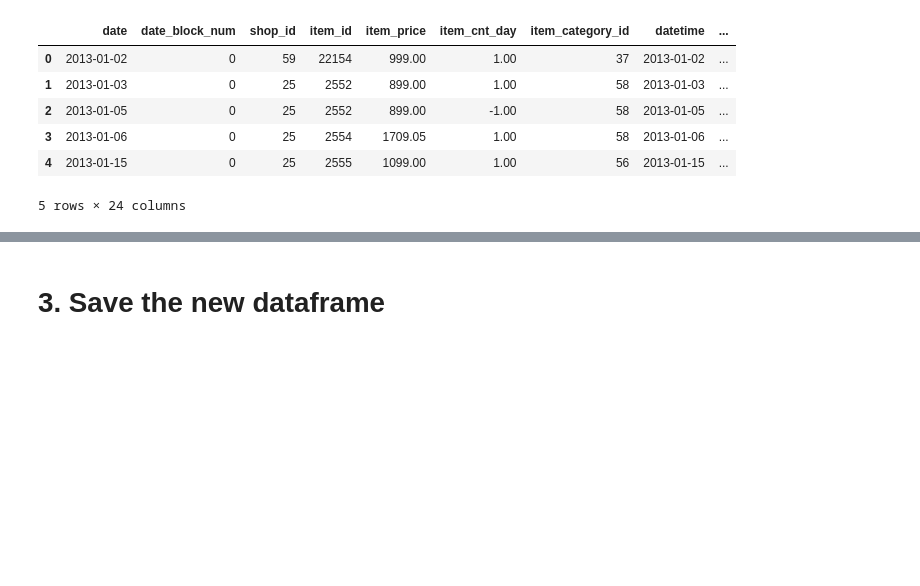
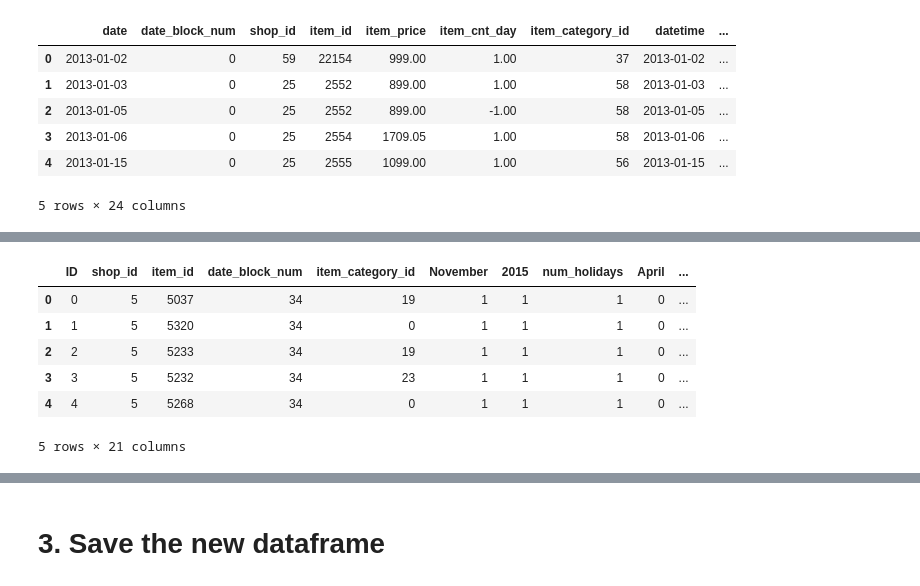
Before and after one commit to Snizzmo/Data-Science, a Jupyter notebook: Capstone_Two/03_Capstone_Two_Feature_Engineering.ipynb, the cells around one changed output, grey strips where cells are left out. Cells and saved outputs as stored; diff of their text form; code cells hidden in the pictures; blank space fills up the shorter version.

```diff
--- a/Capstone_Two/03_Capstone_Two_Feature_Engineering.ipynb
+++ b/Capstone_Two/03_Capstone_Two_Feature_Engineering.ipynb
@@ -198,0 +282,2 @@ df.head()
+# %%
+testing['num_holidays']=1 # only one, on 2015-11-04
@@ -198,0 +314,10 @@ df.head()
+# %%
+testing.head()
+# %% [output]
+|  | ID | shop_id | item_id | date_block_num | item_category_id | November | 2015 | num_holidays | April | ... |
+| 0 | 0 | 5 | 5037 | 34 | 19 | 1 | 1 | 1 | 0 | ... |
+| 1 | 1 | 5 | 5320 | 34 | 0 | 1 | 1 | 1 | 0 | ... |
+| 2 | 2 | 5 | 5233 | 34 | 19 | 1 | 1 | 1 | 0 | ... |
+| 3 | 3 | 5 | 5232 | 34 | 23 | 1 | 1 | 1 | 0 | ... |
+| 4 | 4 | 5 | 5268 | 34 | 0 | 1 | 1 | 1 | 0 | ... |
+5 rows × 21 columns
```
Also changed, not shown: parts of 41 cells of this notebook, 1 other file.
